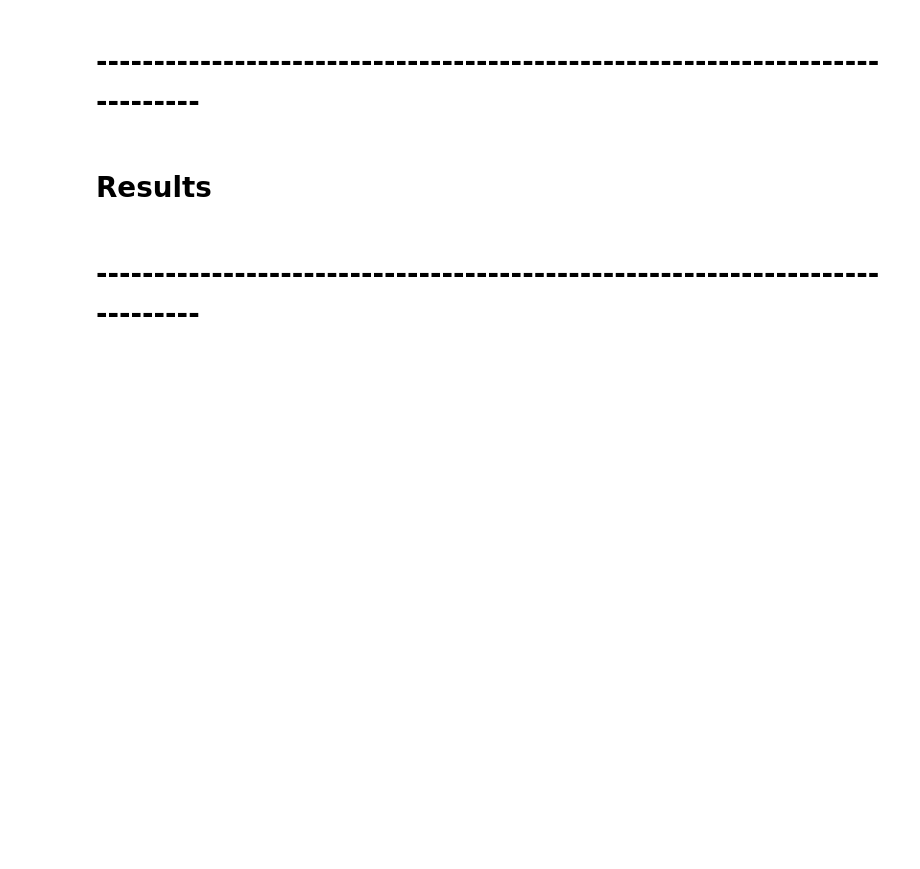
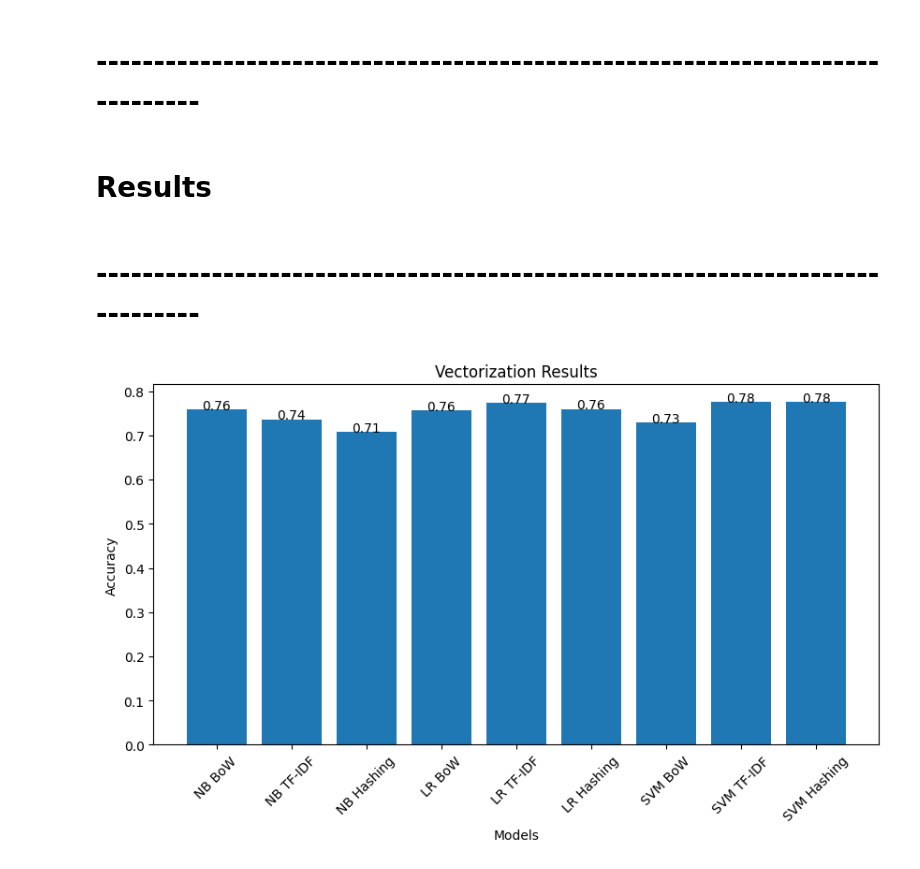
Before and after one commit to yanchuiko/ML-Text-Classification, a Jupyter notebook: notebook.ipynb, the cells around one changed output. Drawn from its saved outputs; the diff is of its cells as text; code cells hidden in the pictures; blank space fills up the shorter version.

```diff
--- a/notebook.ipynb
+++ b/notebook.ipynb
@@ -401,18 +569,18 @@ Y_pred_lr_hv = lr_hv.predict(X_test_hv)
 # %%
-# SVM Classifier
+# Linear Support Vector Machine Classifier
 from sklearn.svm import LinearSVC
 
-# Initialize the Linear SVM Classifier
-svm_bow = LinearSVC()
-svm_tv = LinearSVC()
-svm_hv = LinearSVC()
+# Initialize the Linear Support Vector Machine Classifier
+svm_bow = LinearSVC(dual=False)
+svm_tv = LinearSVC(dual=False)
+svm_hv = LinearSVC(dual=False)
 
 # Train the models
 svm_bow.fit(X_train_bow, Y_train)
 svm_tv.fit(X_train_tv, Y_train)
 svm_hv.fit(X_train_hv, Y_train)
 
-# Predictions using SVM Classifier
+# Predictions using Linear Support Vector Machine Classifier
 Y_pred_svm_bow = svm_bow.predict(X_test_bow)
 Y_pred_svm_tv = svm_tv.predict(X_test_tv)
 Y_pred_svm_hv = svm_hv.predict(X_test_hv)
@@ -476,23 +812,25 @@ evaluation(svm_hv, X_train_hv, Y_train, Y_test, Y_pred_svm_hv, 'Hashing Vectoriz
 # -----------------------------------------------------------------------------
 # %%
 vectorization_results = {
-    'Naive Bayes BoW': accuracy_score(Y_test, Y_pred_nb_bow),
-    'Naive Bayes TF-IDF': accuracy_score(Y_test, Y_pred_nb_tv),
-    'Naive Bayes Hashing Vectorizer': accuracy_score(Y_test, Y_pred_nb_hv),
-    'Logistic Regression BoW': accuracy_score(Y_test, Y_pred_lr_bow),
-    'Logistic Regression TF-IDF': accuracy_score(Y_test, Y_pred_lr_tv),
-    'Logistic Regression Hashing Vectorizer': accuracy_score(Y_test, Y_pred_lr_hv),
+    'NB BoW': accuracy_score(Y_test, Y_pred_nb_bow),
+    'NB TF-IDF': accuracy_score(Y_test, Y_pred_nb_tv),
+    'NB Hashing': accuracy_score(Y_test, Y_pred_nb_hv),
+    'LR BoW': accuracy_score(Y_test, Y_pred_lr_bow),
+    'LR TF-IDF': accuracy_score(Y_test, Y_pred_lr_tv),
+    'LR Hashing': accuracy_score(Y_test, Y_pred_lr_hv),
     'SVM BoW': accuracy_score(Y_test, Y_pred_svm_bow),
     'SVM TF-IDF': accuracy_score(Y_test, Y_pred_svm_tv),
-    'SVM Hashing Vectorizer': accuracy_score(Y_test, Y_pred_svm_hv)
+    'SVM Hashing': accuracy_score(Y_test, Y_pred_svm_hv)
 }
 
 plt.figure(figsize=(10, 5))
 plt.bar(vectorization_results.keys(), vectorization_results.values())
 plt.title('Vectorization Results')
 plt.xlabel('Models')
 plt.ylabel('Accuracy')
 for key, value in vectorization_results.items():
     plt.text(key, value, f'{value:.2f}', ha='center')
 plt.xticks(rotation=45)
 plt.show()
+# %% [output]
+[figure, added]
```
Also changed, not shown: parts of 69 cells of this notebook.
